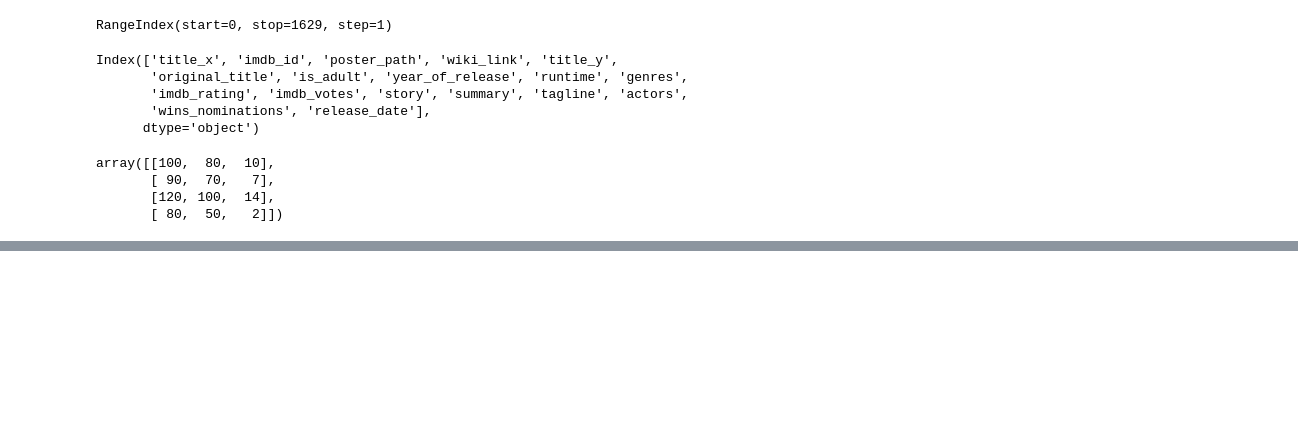
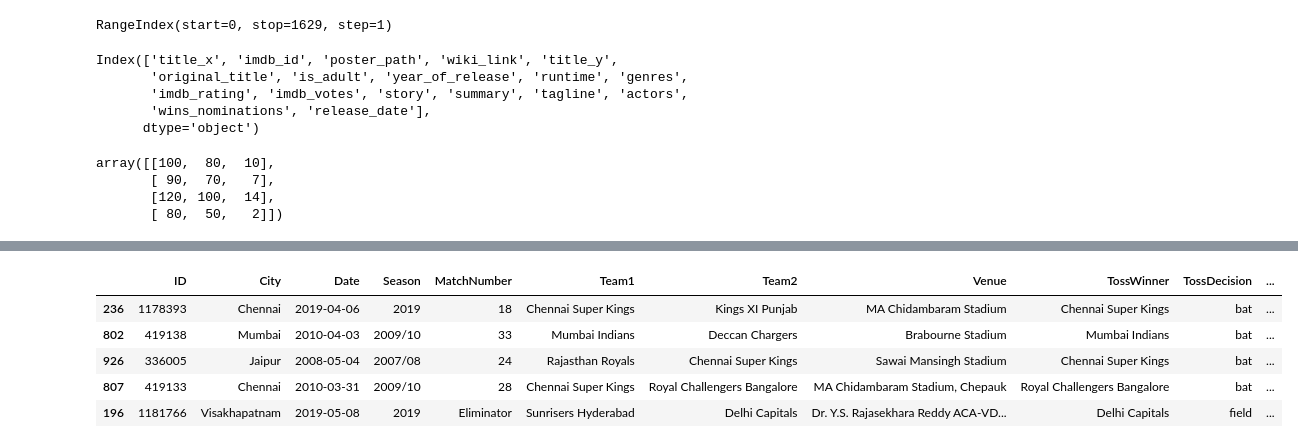
Before and after one commit to Maruf0275/Machine-Learning-Notes, a Jupyter notebook: Pandas/Pandas_Dataframe.ipynb, the cells around one changed output, grey strips where cells are left out. Cells and saved outputs as stored; diff of their text form; code cells hidden in the pictures; blank space fills up the shorter version.

```diff
--- a/Pandas/Pandas_Dataframe.ipynb
+++ b/Pandas/Pandas_Dataframe.ipynb
@@ -127,4 +150,12 @@ array([[100,  80,  10],
 # %%
 # sample
+ipl.sample(5)
+# %% [output]
+|  | ID | City | Date | Season | MatchNumber | Team1 | Team2 | Venue | TossWinner | TossDecision | ... |
+| 236 | 1178393 | Chennai | 2019-04-06 | 2019 | 18 | Chennai Super Kings | Kings XI Punjab | MA Chidambaram Stadium | Chennai Super Kings | bat | ... |
+| 802 | 419138 | Mumbai | 2010-04-03 | 2009/10 | 33 | Mumbai Indians | Deccan Chargers | Brabourne Stadium | Mumbai Indians | bat | ... |
+| 926 | 336005 | Jaipur | 2008-05-04 | 2007/08 | 24 | Rajasthan Royals | Chennai Super Kings | Sawai Mansingh Stadium | Chennai Super Kings | bat | ... |
+| 807 | 419133 | Chennai | 2010-03-31 | 2009/10 | 28 | Chennai Super Kings | Royal Challengers Bangalore | MA Chidambaram Stadium, Chepauk | Royal Challengers Bangalore | bat | ... |
+| 196 | 1181766 | Visakhapatnam | 2019-05-08 | 2019 | Eliminator | Sunrisers Hyderabad | Delhi Capitals | Dr. Y.S. Rajasekhara Reddy ACA-VD... | Delhi Capitals | field | ... |
 # %%
 # info
```
Also changed, not shown: parts of 27 cells of this notebook.
